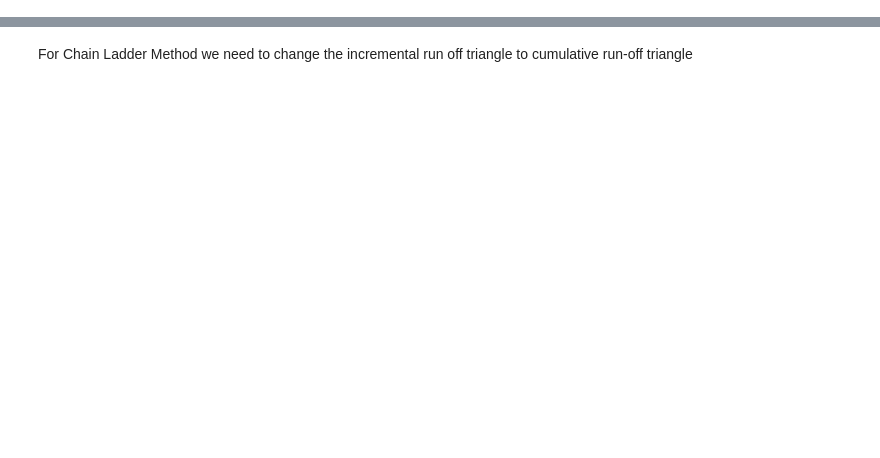
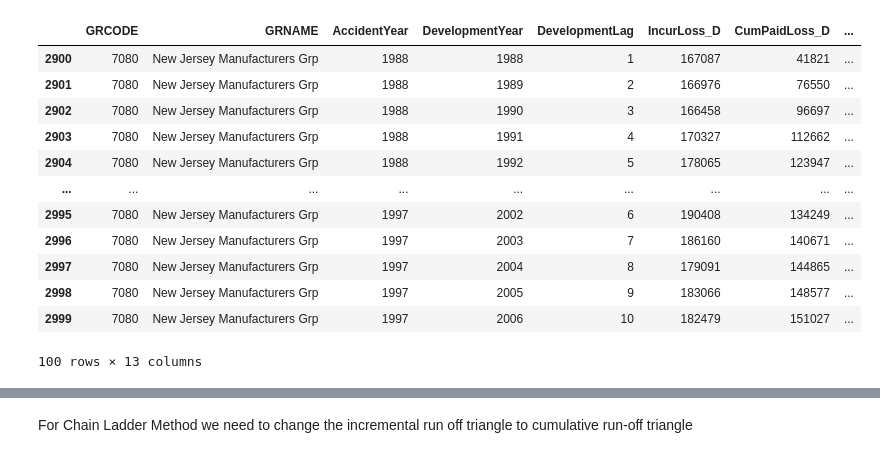
Before and after one commit to leonv1602/claim-reserving, a Jupyter notebook: basic-chain-ladder.ipynb, the cells around one changed output, grey strips where cells are left out. Saved outputs shown, nothing was run; the diff lists cells and outputs as text; code cells hidden in the pictures; blank space fills up the shorter version.

```diff
--- a/basic-chain-ladder.ipynb
+++ b/basic-chain-ladder.ipynb
@@ -29,0 +43,17 @@ tr_inc
+# %%
+df = data[data['GRCODE'] == 7080]
+df
+# %% [output]
+|  | GRCODE | GRNAME | AccidentYear | DevelopmentYear | DevelopmentLag | IncurLoss_D | CumPaidLoss_D | ... |
+| 2900 | 7080 | New Jersey Manufacturers Grp | 1988 | 1988 | 1 | 167087 | 41821 | ... |
+| 2901 | 7080 | New Jersey Manufacturers Grp | 1988 | 1989 | 2 | 166976 | 76550 | ... |
+| 2902 | 7080 | New Jersey Manufacturers Grp | 1988 | 1990 | 3 | 166458 | 96697 | ... |
+| 2903 | 7080 | New Jersey Manufacturers Grp | 1988 | 1991 | 4 | 170327 | 112662 | ... |
+| 2904 | 7080 | New Jersey Manufacturers Grp | 1988 | 1992 | 5 | 178065 | 123947 | ... |
+| ... | ... | ... | ... | ... | ... | ... | ... | ... |
+| 2995 | 7080 | New Jersey Manufacturers Grp | 1997 | 2002 | 6 | 190408 | 134249 | ... |
+| 2996 | 7080 | New Jersey Manufacturers Grp | 1997 | 2003 | 7 | 186160 | 140671 | ... |
+| 2997 | 7080 | New Jersey Manufacturers Grp | 1997 | 2004 | 8 | 179091 | 144865 | ... |
+| 2998 | 7080 | New Jersey Manufacturers Grp | 1997 | 2005 | 9 | 183066 | 148577 | ... |
+| 2999 | 7080 | New Jersey Manufacturers Grp | 1997 | 2006 | 10 | 182479 | 151027 | ... |
+100 rows × 13 columns
```
Also changed, not shown: parts of 24 cells of this notebook.
